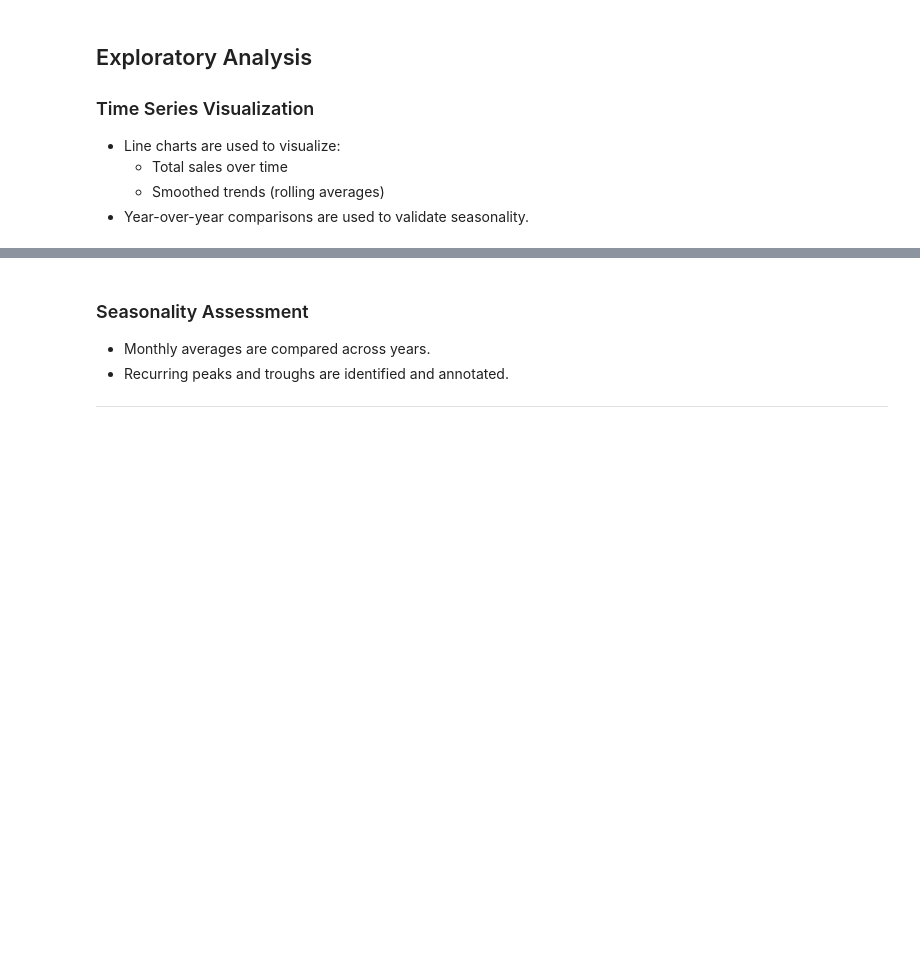
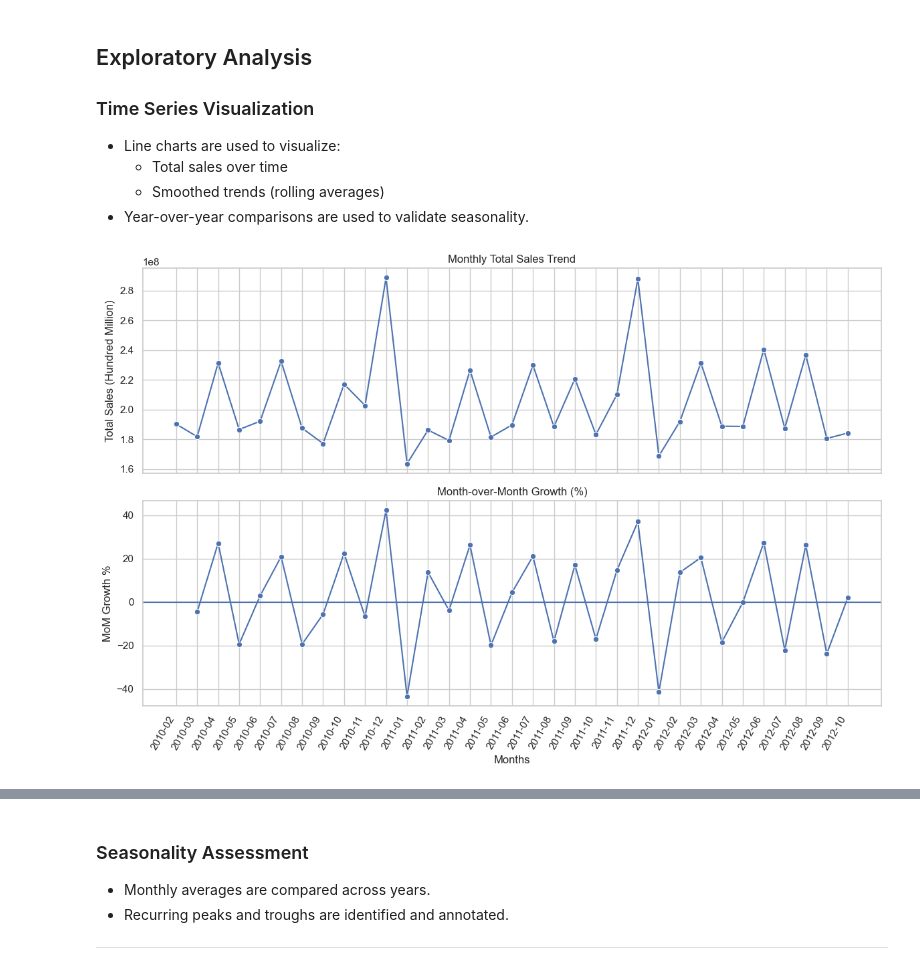
Before and after one commit to DavidO1621/Walmart-kpi-project, a Jupyter notebook: notebooks/04_Time_Series_Trend.ipynb, the cells around one changed output, grey strips where cells are left out. Saved outputs shown, nothing was run; the diff lists cells and outputs as text; code cells hidden in the pictures; blank space fills up the shorter version.

```diff
--- a/notebooks/04_Time_Series_Trend.ipynb
+++ b/notebooks/04_Time_Series_Trend.ipynb
@@ -106,3 +150,36 @@ The following metrics are computed:
   - Total sales over time
   - Smoothed trends (rolling averages)
 - Year-over-year comparisons are used to validate seasonality.
+# %%
+sns.set_theme(style="whitegrid")
+
+fig, axes = plt.subplots(2, 1, figsize=(12, 8), sharex=True)
+
+# Total Sales
+sns.lineplot(
+    data=q1,
+    x="Months",
+    y="Total_Sales",
+    marker="o",
+    ax=axes[0]
+)
+axes[0].set_title("Monthly Total Sales Trend")
+axes[0].set_ylabel("Total Sales (Hundred Million)")
+
+# MoM Growth %
+sns.lineplot(
+    data=q1,
+    x="Months",
+    y="MoM_growth_pct",
+    marker="o",
+    ax=axes[1]
+)
+axes[1].axhline(0)
+axes[1].set_title("Month-over-Month Growth (%)")
+axes[1].set_ylabel("MoM Growth %")
+
+plt.xticks(rotation=60, ha="right")
+plt.tight_layout()
+plt.show()
+# %% [output]
+[figure, added]
```
Also changed, not shown: parts of 11 cells of this notebook.
